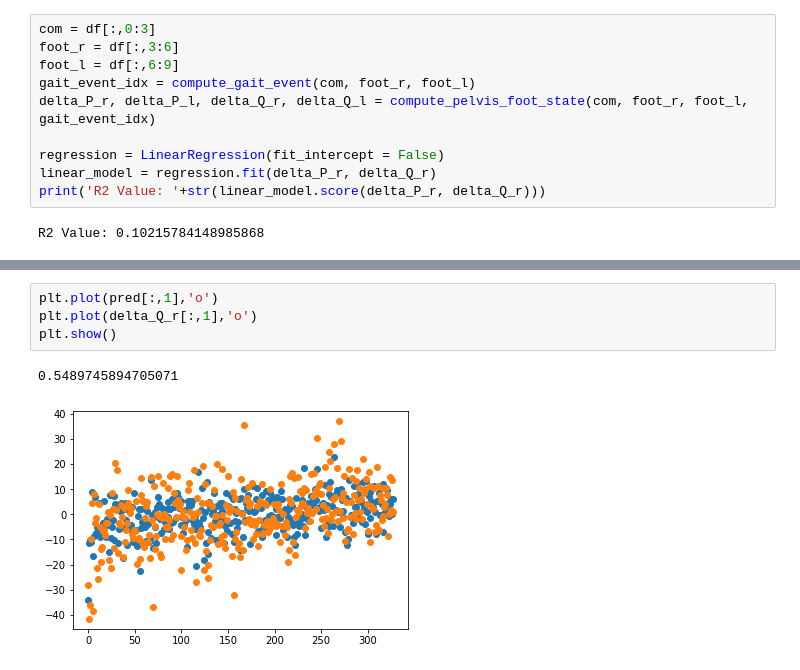
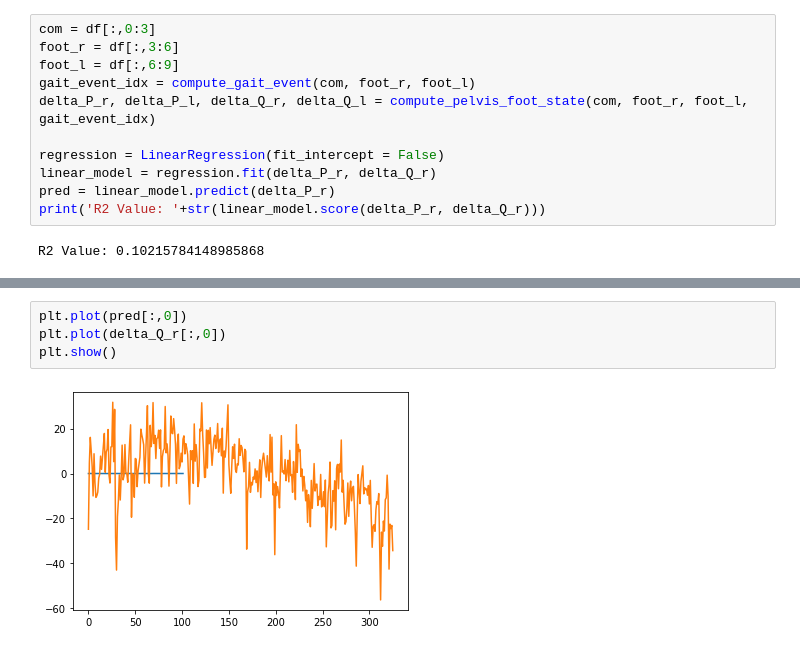
Before and after one commit to inseungkang/learningalgos, a Jupyter notebook: Controller_Inference.ipynb, the cells around one changed output, grey strips where cells are left out. Drawn from its saved outputs; the diff is of its cells as text.

```diff
--- a/Controller_Inference.ipynb
+++ b/Controller_Inference.ipynb
@@ -339,6 +335,7 @@ delta_P_r, delta_P_l, delta_Q_r, delta_Q_l = compute_pelvis_foot_state(com, foot
 
 regression = LinearRegression(fit_intercept = False)
 linear_model = regression.fit(delta_P_r, delta_Q_r)
+pred = linear_model.predict(delta_P_r)
 print('R2 Value: '+str(linear_model.score(delta_P_r, delta_Q_r)))
 # %% [output]
 R2 Value: 0.10215784148985868
@@ -358,10 +355,9 @@ plt.show()
 # %%
-plt.plot(pred[:,1],'o')
-plt.plot(delta_Q_r[:,1],'o')
+plt.plot(pred[:,0])
+plt.plot(delta_Q_r[:,0])
 plt.show()
 # %% [output]
-0.5489745894705071
-[figure, old version]
+[figure, new version]
 # %%
 plt.plot(delta_Q_r[:,0],pred[:,0], 'o')
 # plt.xlim(-20, 20)
```
Also changed, not shown: parts of 8 cells of this notebook.
